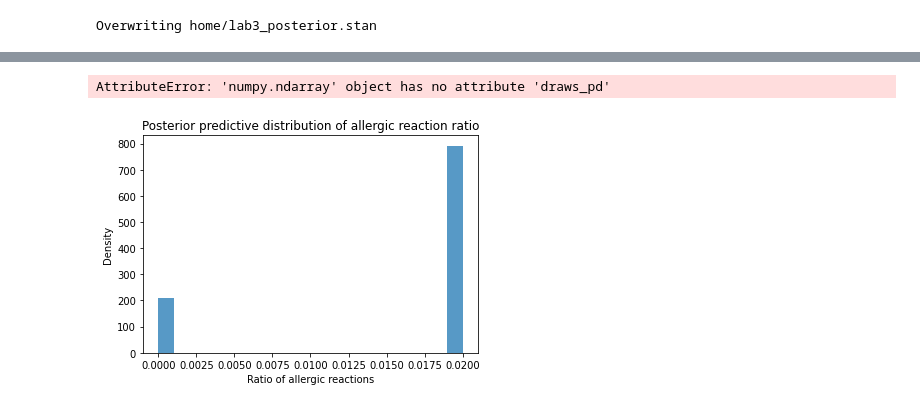
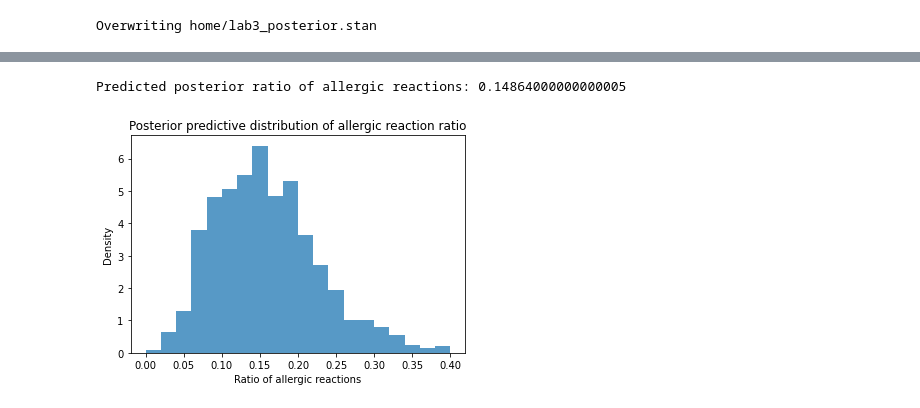
Before and after one commit to andrzejjnk/DataAnalytics2024, a Jupyter notebook: lab3.ipynb, the cells around one changed output, grey strips where cells are left out. Saved outputs shown, nothing was run; the diff lists cells and outputs as text; code cells hidden in the pictures.

```diff
--- a/lab3.ipynb
+++ b/lab3.ipynb
@@ -91,2 +91,2 @@ INFO:cmdstanpy:compiled model executable: /home/lab3_posterior
 # %%
-samples = gen_quant.sample(data={'N': 50, 'y': 7}, fixed_param=False, iter_warmup=200, iter_sampling=1000, chains = 1)
+samples = gen_quant.sample(data={'N': 50, 'y': 7}, fixed_param=False, iter_sampling=1000, chains = 1)
@@ -93,12 +113,15 @@ samples = gen_quant.sample(data={'N': 50, 'y': 7}, fixed_param=False, iter_warmu
 # %%
-ratio = samples.stan_variable('y_pred') / 50
+posterior_ratio = samples.stan_variable('y_pred') / 50
-# %% [output]
-AttributeError: 'numpy.ndarray' object has no attribute 'draws_pd'
+# %%
+posterior_ratio_mean = posterior_ratio.mean()
+print(f"Predicted posterior ratio of allergic reactions: {posterior_ratio_mean}")
+# %% [output]
+Predicted posterior ratio of allergic reactions: 0.14864000000000005
 # %%
-plt.hist(ratio, bins=20, density=True, alpha=0.75)
+plt.hist(posterior_ratio, bins=20, density=True, alpha=0.75)
 plt.xlabel("Ratio of allergic reactions")
 plt.ylabel("Density")
 plt.title("Posterior predictive distribution of allergic reaction ratio")
 plt.show()
 # %% [output]
-[figure, old version]
+[figure, new version]
```
Also changed, not shown: parts of 20 cells of this notebook.
